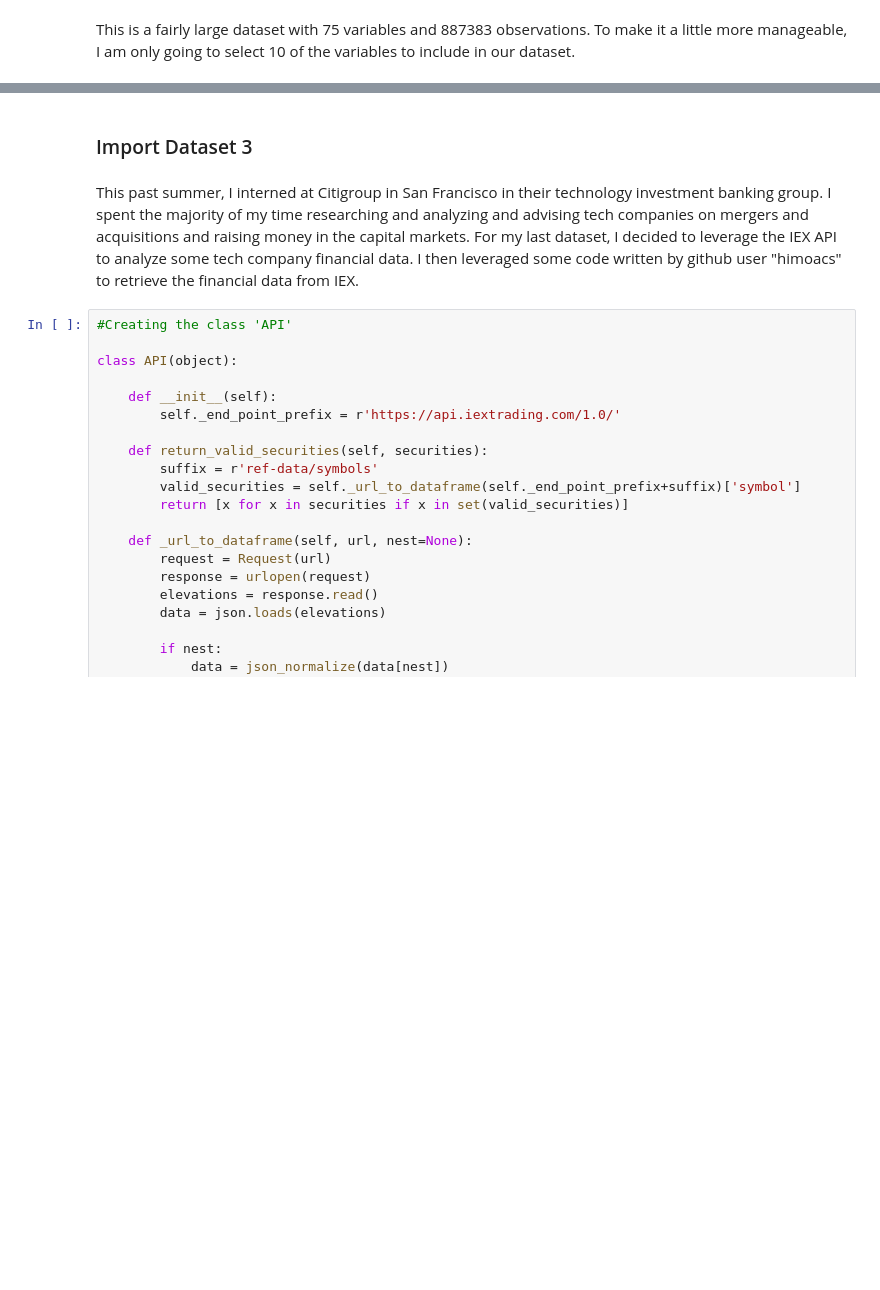
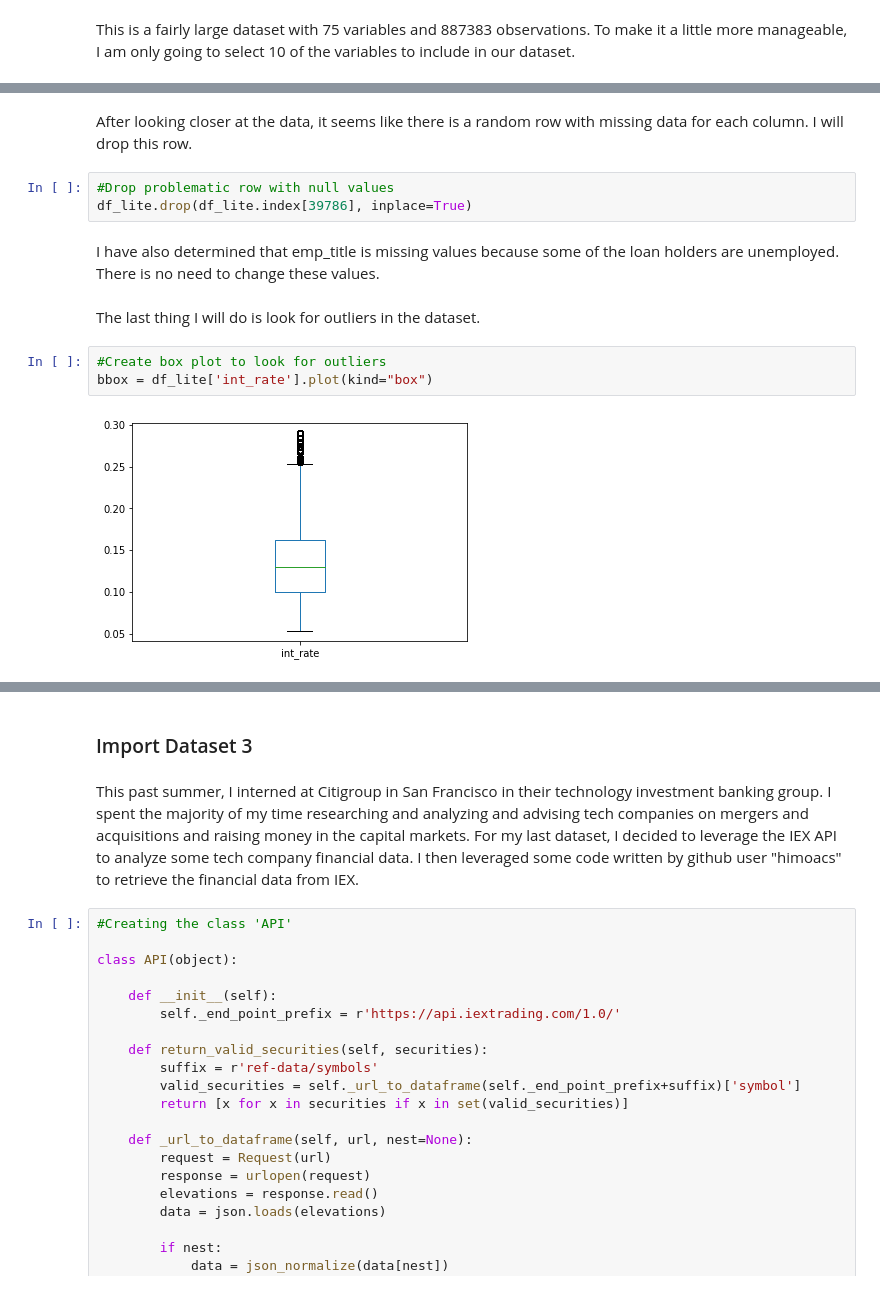
Before and after one commit to spencerrwise/homework1, a Jupyter notebook: Homework_1_Notebook.ipynb, the cells around one changed output, grey strips where cells are left out. Drawn from its saved outputs; the diff is of its cells as text; blank space fills up the shorter version.

```diff
--- a/Homework_1_Notebook.ipynb
+++ b/Homework_1_Notebook.ipynb
@@ -234,0 +277,14 @@ memory usage: 67.7+ MB
+# %% [markdown]
+After looking closer at the data, it seems like there is a random row with missing data for each column. I will drop this row.
+# %%
+#Drop problematic row with null values
+df_lite.drop(df_lite.index[39786], inplace=True)
+# %% [markdown]
+I have also determined that emp_title is missing values because some of the loan holders are unemployed. There is no need to change these values.
+# %% [markdown]
+The last thing I will do is look for outliers in the dataset.
+# %%
+#Create box plot to look for outliers
+bbox = df_lite['int_rate'].plot(kind="box")
+# %% [output]
+[figure, added]
```
Also changed, not shown: parts of 47 cells of this notebook.
